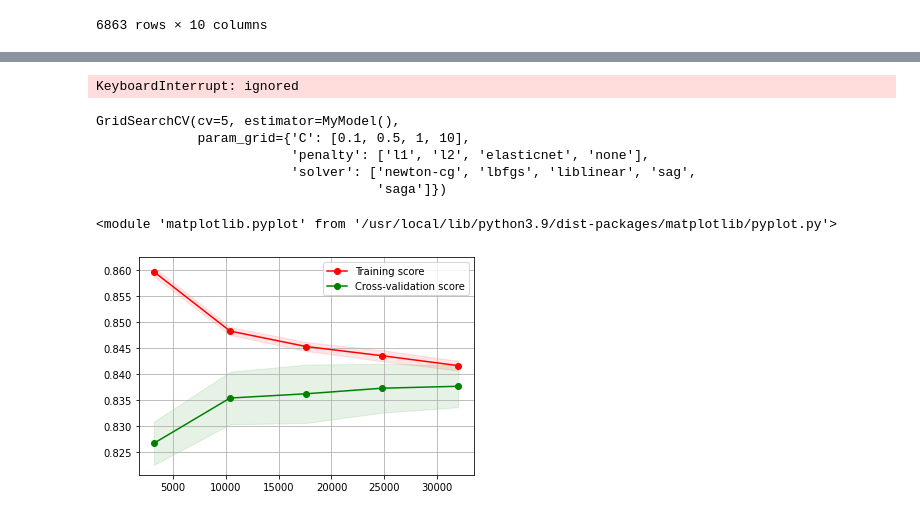
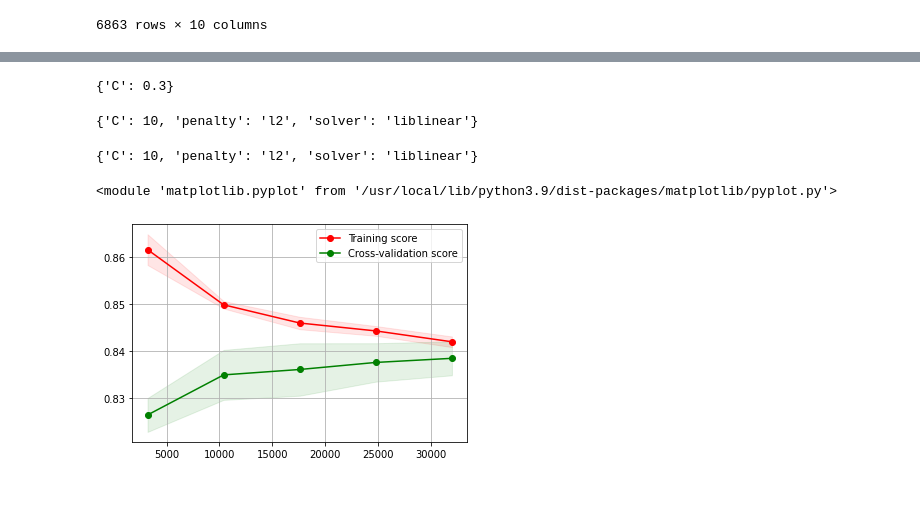
Before and after one commit to bileldhambri/DS-Project-Music-Classification, a Jupyter notebook: Binary classification_3.ipynb, the cells around one changed output, grey strips where cells are left out. Drawn from its saved outputs; the diff is of its cells as text; code cells hidden in the pictures.

```diff
--- a/Binary classification_3.ipynb
+++ b/Binary classification_3.ipynb
@@ -26,3 +38,9 @@ Data.groupby(['music_genre'])['tempo'].mean()
 Data['tempo']=Data['tempo'].fillna(Data.groupby(['music_genre'])['tempo'].transform('mean'))
 # %%
 Data = Data.dropna()
+# %%
+from sklearn.preprocessing import LabelEncoder
+
+# assume your column of 12 objects is named 'category_column'
+encoder = LabelEncoder()
+Data['key'] = encoder.fit_transform(Data['key'])
@@ -137,12 +207,12 @@ ss = StandardScaler()
 my_model = MyModel()
 
 param_grid = {'C': [0.1,0.3,0.5, 1, 10]}
-param_grid = {
-    'penalty': ['l1', 'l2', 'elasticnet', 'none'],
-    'C': [0.1,0.5, 1, 10],
-    'solver': ['newton-cg', 'lbfgs', 'liblinear', 'sag', 'saga']
-}
+#param_grid = {
+   # 'penalty': ['l1', 'l2', 'elasticnet', 'none'],
+  #  'C': [0.1,0.5, 1, 10],
+ #   'solver': ['newton-cg', 'lbfgs', 'liblinear', 'sag', 'saga']
 
+#}
 #pipeline = Pipeline(('estimator', my_model])
 X_train, X_test, y_train, y_test = train_test_split(ss.fit_transform(Data.select_dtypes(exclude=['object']).values), Data['music_genre'].apply(lambda x: [x]), test_size=0.2, random_state=42)
 grid_search = GridSearchCV(my_model, param_grid=param_grid, cv=5)
@@ -151,45 +221,67 @@ y_train = mlb.fit_transform(y_train)
 grid_search.fit(X_train, y_train)
 print(grid_search.best_params_)
 # %% [output]
-KeyboardInterrupt: ignored
+{'C': 0.3}
+# %%
+from sklearn.preprocessing import StandardScaler
+from sklearn.pipeline import Pipeline
+from sklearn.model_selection import train_test_split
+from sklearn.model_selection import train_test_split, GridSearchCV
+
+ss = StandardScaler()
+my_model = MyModel()
+
+param_grid = {
+    'penalty': [ 'l2',  ],
+    'C': [0.1,0.5, 1, 10],
+    'solver': [ 'lbfgs', 'liblinear']
+
+}
+#pipeline = Pipeline(('estimator', my_model])
+X_train, X_test, y_train, y_test = train_test_split(ss.fit_transform(Data.select_dtypes(exclude=['object']).values), Data['music_genre'].apply(lambda x: [x]), test_size=0.2, random_state=42)
+grid_search = GridSearchCV(my_model, param_grid=param_grid, cv=5)
+mlb = MultiLabelBinarizer()
+y_train = mlb.fit_transform(y_train)
+grid_search.fit(X_train, y_train)
+print(grid_search.best_params_)
+# %% [output]
+{'C': 10, 'penalty': 'l2', 'solver': 'liblinear'}
 # %%
 grid_search
-# %% [output]
-GridSearchCV(cv=5, estimator=MyModel(),
-             param_grid={'C': [0.1, 0.5, 1, 10],
-                         'penalty': ['l1', 'l2', 'elasticnet', 'none'],
-                         'solver': ['newton-cg', 'lbfgs', 'liblinear', 'sag',
-                                    'saga']})
+# %%
+print(grid_search.best_params_)
+# %% [output]
+{'C': 10, 'penalty': 'l2', 'solver': 'liblinear'}
 # %%
 from sklearn.model_selection import learning_curve
 import matplotlib.pyplot as plt
 
 def plot_learning_curve(estimator, X, y, cv=None, n_jobs=None, train_sizes=np.linspace(.1, 1.0, 5)):
     train_sizes, train_scores, test_scores = learning_curve(
         estimator, X, y, cv=cv, n_jobs=n_jobs, train_sizes=train_sizes)
     train_scores_mean = np.mean(train_scores, axis=1)
     train_scores_std = np.std(train_scores, axis=1)
     test_scores_mean = np.mean(test_scores, axis=1)
     test_scores_std = np.std(test_scores, axis=1)
 
     plt.grid()
     plt.fill_between(train_sizes, train_scores_mean - train_scores_std,
                      train_scores_mean + train_scores_std, alpha=0.1,
                      color="r")
     plt.fill_between(train_sizes, test_scores_mean - test_scores_std,
                      test_scores_mean + test_scores_std, alpha=0.1,
                      color="g")
     plt.plot(train_sizes, train_scores_mean, 'o-', color="r",
              label="Training score")
     plt.plot(train_sizes, test_scores_mean, 'o-', color="g",
              label="Cross-validation score")
     plt.legend(loc="best")
     return plt
 
-my_model = MyModel()
+my_model = MyModel(C= 10, penalty= 'l2', solver= 'liblinear')
 
-plot_learning_curve(my_model, X_train, y_train,cv=5,n_jobs=4)
+plot_learning_curve(my_model, X_train, y_train,cv=5,n_jobs=1)
 # %% [output]
 <module 'matplotlib.pyplot' from '/usr/local/lib/python3.9/dist-packages/matplotlib/pyplot.py'>
-[figure, old version]
+[figure, new version]
 # %%
```
Also changed, not shown: parts of 18 cells of this notebook.
